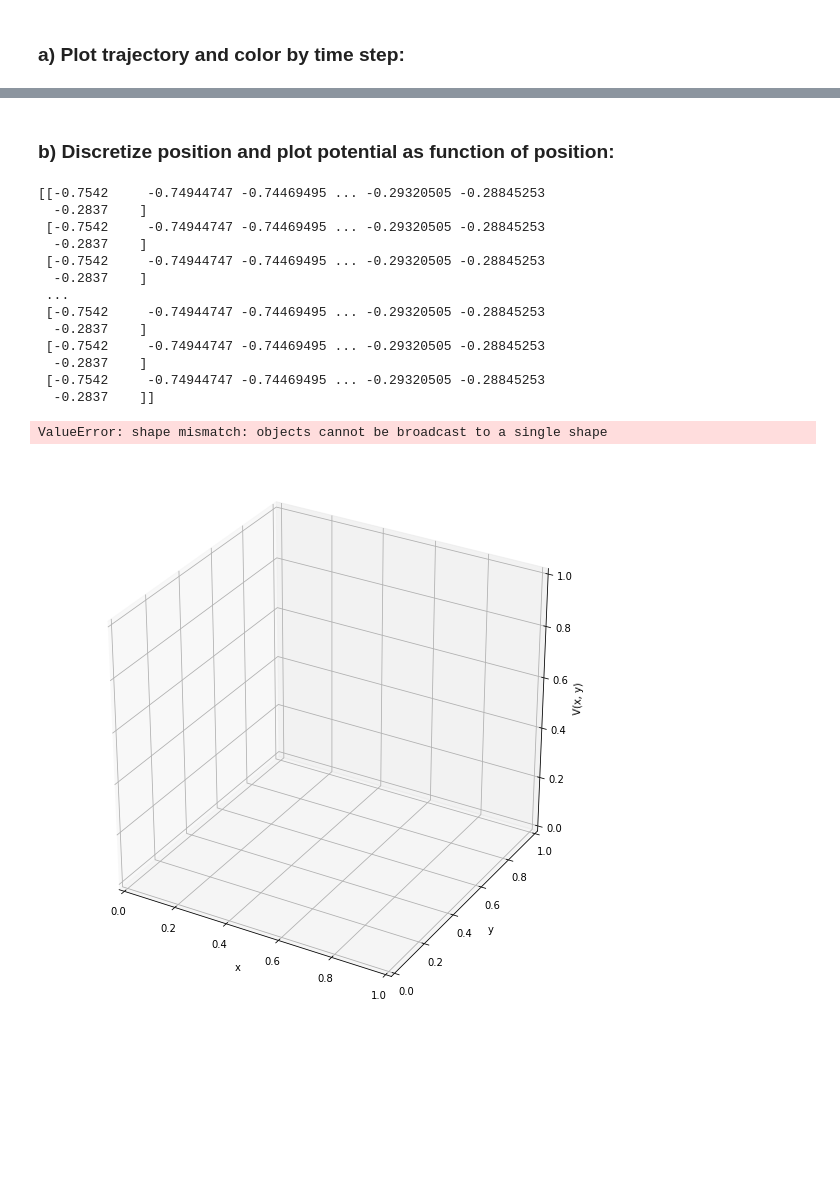
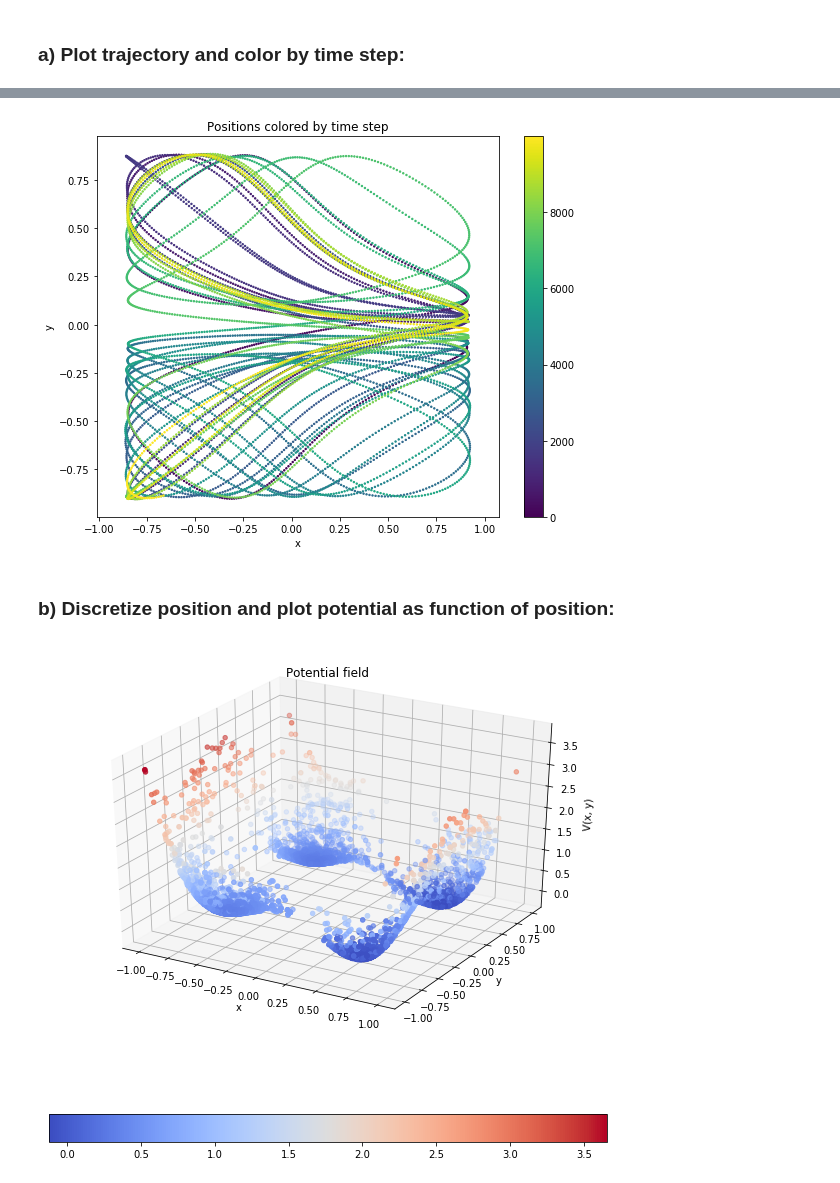
Before and after one commit to evabertalan/comp_physics, a Jupyter notebook: exam/Motion_in_potential.ipynb, the cells around one changed output, grey strips where cells are left out. Drawn from its saved outputs; the diff is of its cells as text; code cells hidden in the pictures; blank space fills up the shorter version.

Commit message:
add plots

```diff
--- a/exam/Motion_in_potential.ipynb
+++ b/exam/Motion_in_potential.ipynb
@@ -11,6 +12,9 @@ trj2 = np.loadtxt('data/trj2.txt')
 * mass - kg
 * coordinates - m
 * potential energy - J
+# %%
+trj1 = trj1[:10000]
+trj2 = trj2[:10000]
 # %% [markdown]
 ### a) Plot trajectory and color  by time step:
 # %%
@@ -29,38 +37,21 @@ plot_trajectory(trj1)
+# %%
+plot_trajectory(trj2[:50000])
+# %% [output]
+[figure, added]
 # %% [markdown]
 ### b) Discretize position and plot potential as function of position:
 # %%
 def plot_potential(traj):
     fig = plt.figure(figsize=(10,10))
     ax = fig.add_subplot(111, projection='3d')
-#     ax.set_title('Potential field k={} and K={}'.format(k, K))
+    ax.set_title('Potential field')
     ax.set_xlabel('x')
     ax.set_ylabel('y')
     ax.set_zlabel('V(x, y)')
-#     x = traj[:,0]
-#     y = traj[:,1]
-    x = np.linspace(min(traj[:,0]), max(traj[:,0]), len(traj[:,0]))
-    y = np.linspace(min(traj[:,1]), max(traj[:,1]), len(traj[:,1]))
-    X, Y = np.meshgrid(x, y)
-    print(X)
-#     zs = np.array([pot(x,y) for x,y in zip(np.ravel(X), np.ravel(Y))])
-    zs = np.array([traj[:,2], traj[:,2]])
-    Z = zs.reshape(X.shape)
-    ax.plot_surface(X, Y, Z, cmap=cm.coolwarm)
+
+    dat = ax.scatter(traj[:,0], traj[:,1], traj[:,2], c=traj[:,2], cmap=cm.coolwarm)
+    fig.colorbar(dat, orientation='horizontal')
 # %%
-plot_potential(trj1[:100])
+plot_potential(trj1)
 # %% [output]
-[[-0.7542     -0.74944747 -0.74469495 ... -0.29320505 -0.28845253
-  -0.2837    ]
- [-0.7542     -0.74944747 -0.74469495 ... -0.29320505 -0.28845253
-  -0.2837    ]
- [-0.7542     -0.74944747 -0.74469495 ... -0.29320505 -0.28845253
-  -0.2837    ]
- ...
- [-0.7542     -0.74944747 -0.74469495 ... -0.29320505 -0.28845253
-  -0.2837    ]
- [-0.7542     -0.74944747 -0.74469495 ... -0.29320505 -0.28845253
-  -0.2837    ]
- [-0.7542     -0.74944747 -0.74469495 ... -0.29320505 -0.28845253
-  -0.2837    ]]
-ValueError: shape mismatch: objects cannot be broadcast to a single shape
-[figure, old version]
+[figure, new version]
```
Also changed, not shown: parts of 17 cells of this notebook.
